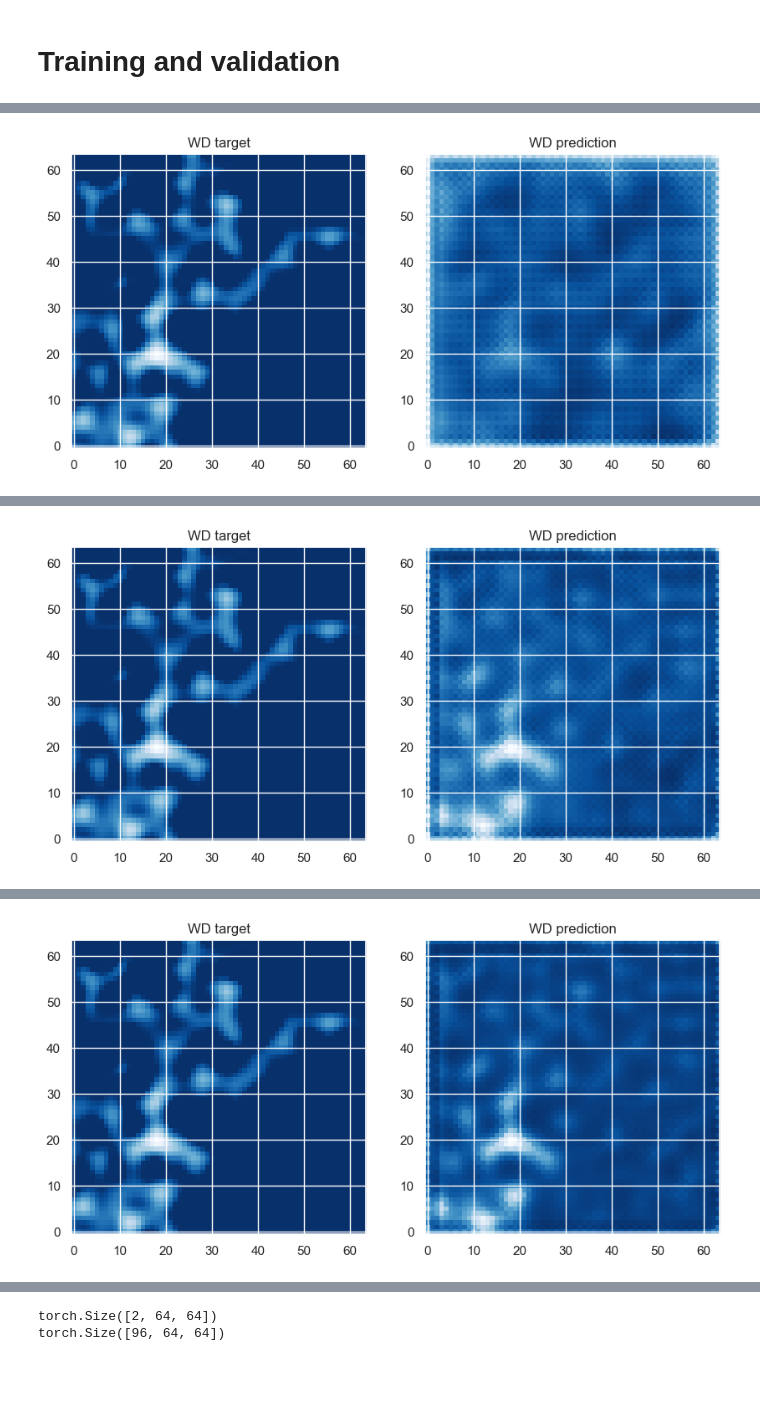
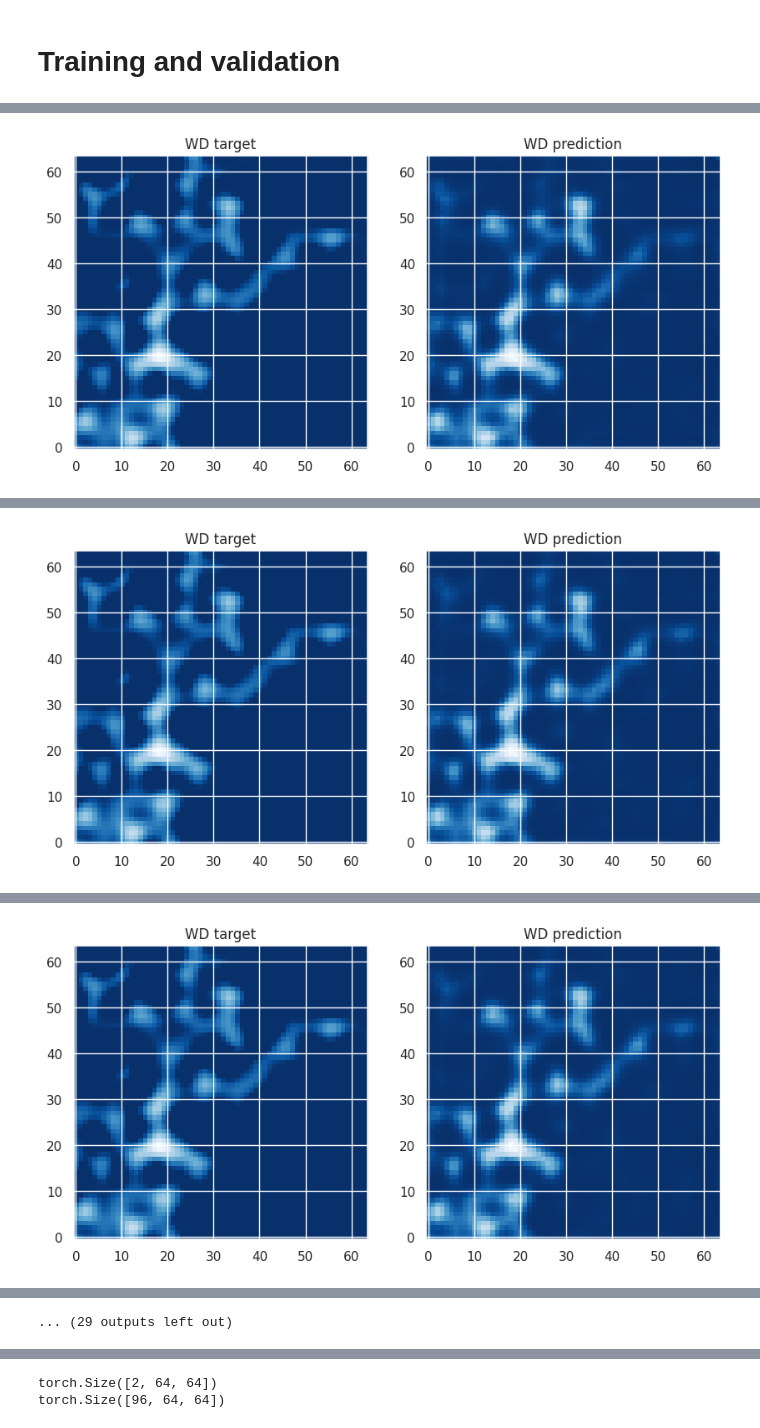
Before and after one commit to SjoCno/Flood-5, a Jupyter notebook: notebooks/Autoregressive.ipynb, the cells around one changed output, grey strips where cells are left out. Drawn from its saved outputs; the diff is of its cells as text; code cells hidden in the pictures; blank space fills up the shorter version.

```diff
--- a/notebooks/Autoregressive.ipynb
+++ b/notebooks/Autoregressive.ipynb
@@ -251,0 +314,9 @@ model = CNN(node_features=node_features, n_downsamples=4, initial_hid_dim=32,
+# %%
+fig, axs = plt.subplots(1, 2, figsize=(10, 5))
+
+axs[0].imshow(cari_Input[0][0].reshape(number_grids,number_grids), cmap='terrain', origin='lower')
+axs[0].set_title('DEM')
+
+axs[1].imshow(cari_Input[0][1].reshape(number_grids,number_grids), cmap='Blues_r', origin='lower')
+axs[1].set_title('WD')
+plt.show()
@@ -260,6 +337,9 @@ def train_epoch(model, loader, optimizer, device='cpu'):
 
         x = batch['Input']   # [batch_size, channels, height, width]
         y = batch['WD']
+
+        x = x.to(device)
+        y = y.to(device)
 
         # Model prediction
         preds = model(x)
@@ -289,6 +369,9 @@ def evaluation(model, loader, device='cpu'):
             x = batch['Input']
             y = batch['WD']  # [:,:,:,1]
 
+            x = x.to(device)
+            y = y.to(device)
+
             # Model prediction
             preds = model(x)
 
@@ -305,7 +388,7 @@ def evaluation(model, loader, device='cpu'):
 # Set training parameters
 learning_rate = 0.0002
 batch_size = 8 ### 1, 2, 4, 5, 8, 10, 16, 20, 40, or 80
-num_epochs = 20
+num_epochs = 100
 
 # Create the optimizer to train the neural network via back-propagation
 optimizer = torch.optim.Adam(params=model.parameters(), lr=learning_rate)
@@ -353,6 +439,8 @@ for epoch in range(1, num_epochs+1):
         test_x = normalized_train_dataset[data_id]['Input'].reshape(1, 2, 64, 64)
         test_WD = normalized_train_dataset[data_id]['WD'][-1,:,:]
 
+        test_x = test_x.to(device)
+
         # predict the WD
         pred_WD = best_model(test_x).detach()
 
@@ -366,7 +454,7 @@ for epoch in range(1, num_epochs+1):
         axs[0].imshow(show_WD.reshape(number_grids,number_grids), cmap='Blues_r', origin='lower')
         axs[0].set_title('WD target')
 
-        axs[1].imshow(show_pred_WD.reshape(number_grids,number_grids), cmap='Blues_r', origin='lower')
+        axs[1].imshow(show_pred_WD.reshape(number_grids,number_grids).cpu(), cmap='Blues_r', origin='lower')
         axs[1].set_title('WD prediction')
         plt.show()
 
@@ -381 +469 @@ epoch: 5         training loss: 0.0175   validation loss: 0.0202         best va
-[figure, old version]
+[figure, new version]
@@ -383 +471 @@ epoch: 10        training loss: 0.0052   validation loss: 0.0058         best va
-[figure, old version]
+[figure, new version]
@@ -385 +473 @@ epoch: 15        training loss: 0.0033   validation loss: 0.0041         best va
-[figure, old version]
+[figure, new version]
@@ -388,3 +480,4 @@ epoch: 20        training loss: 0.0025   validation loss: 0.0037         best va
+... (29 outputs left out)
 # %%
 plt.plot(train_losses, label='Training')
 plt.plot(val_losses, label='Validation')
```
Also changed, not shown: parts of 21 cells of this notebook, 1 other file.
